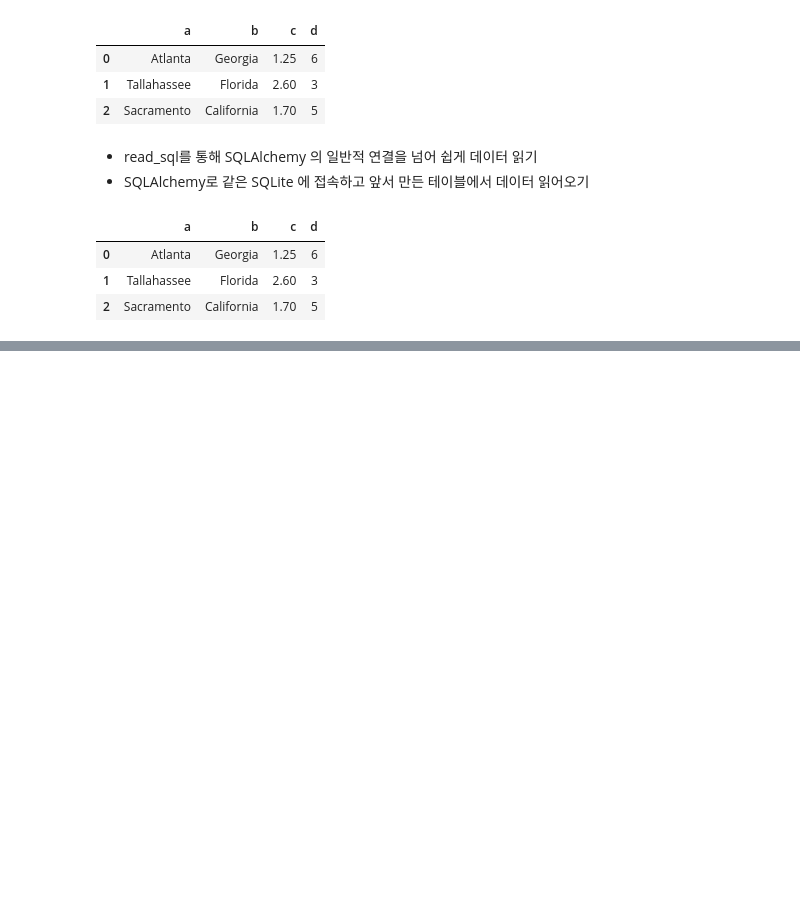
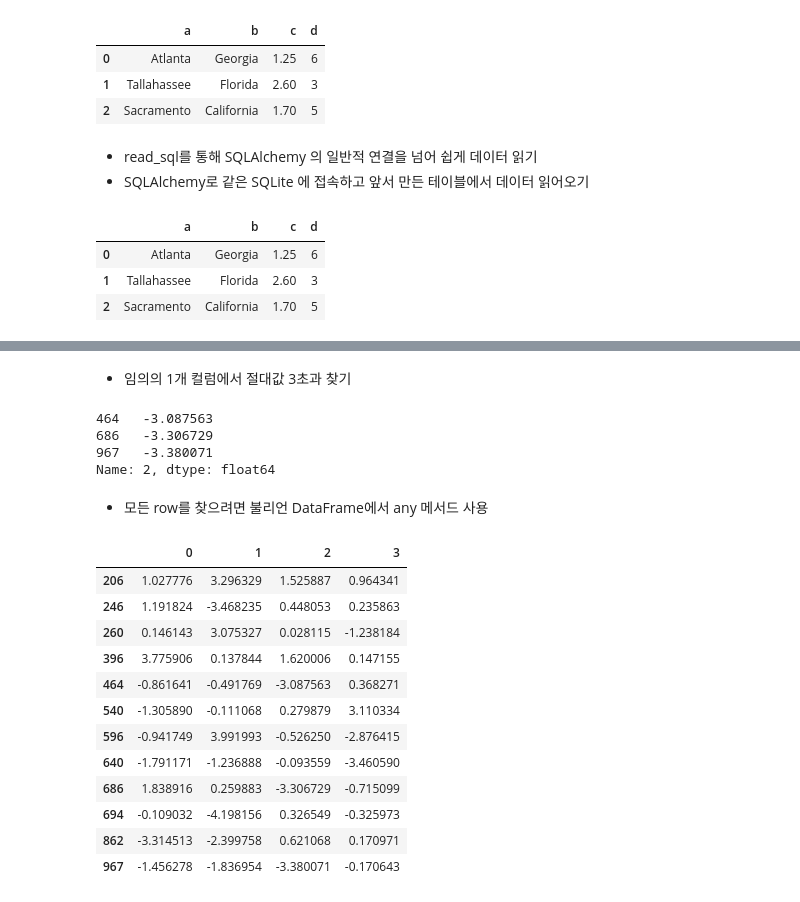
Before and after one commit to helloKH/Psypy, a Jupyter notebook: Psypy_Data Load & Preparations(Chapter 6 ~7).ipynb, the cells around one changed output, grey strips where cells are left out. Saved outputs shown, nothing was run; the diff lists cells and outputs as text; code cells hidden in the pictures; blank space fills up the shorter version.

```diff
--- a/Psypy_Data Load & Preparations(Chapter 6 ~7).ipynb
+++ b/Psypy_Data Load & Preparations(Chapter 6 ~7).ipynb
@@ -716,0 +1272,3 @@ pd.read_sql('select * from test', db)
+# %%
+data = pd.DataFrame(np.random.randn(1000, 4))
+data.describe()
@@ -716,0 +1285,28 @@ pd.read_sql('select * from test', db)
+# %% [markdown]
+- 임의의 1개 컬럼에서 절대값 3초과 찾기
+# %%
+col = data[2]
+col[np.abs(col) > 3]
+# %% [output]
+464   -3.087563
+686   -3.306729
+967   -3.380071
+Name: 2, dtype: float64
+# %% [markdown]
+- 모든 row를 찾으려면 불리언 DataFrame에서 any 메서드 사용
+# %%
+data[(np.abs(data) > 3).any(1)]
+# %% [output]
+|  | 0 | 1 | 2 | 3 |
+| 206 | 1.027776 | 3.296329 | 1.525887 | 0.964341 |
+| 246 | 1.191824 | -3.468235 | 0.448053 | 0.235863 |
+| 260 | 0.146143 | 3.075327 | 0.028115 | -1.238184 |
+| 396 | 3.775906 | 0.137844 | 1.620006 | 0.147155 |
+| 464 | -0.861641 | -0.491769 | -3.087563 | 0.368271 |
+| 540 | -1.305890 | -0.111068 | 0.279879 | 3.110334 |
+| 596 | -0.941749 | 3.991993 | -0.526250 | -2.876415 |
+| 640 | -1.791171 | -1.236888 | -0.093559 | -3.460590 |
+| 686 | 1.838916 | 0.259883 | -3.306729 | -0.715099 |
+| 694 | -0.109032 | -4.198156 | 0.326549 | -0.325973 |
+| 862 | -3.314513 | -2.399758 | 0.621068 | 0.170971 |
+| 967 | -1.456278 | -1.836954 | -3.380071 | -0.170643 |
```
Also changed, not shown: parts of 184 cells of this notebook.
